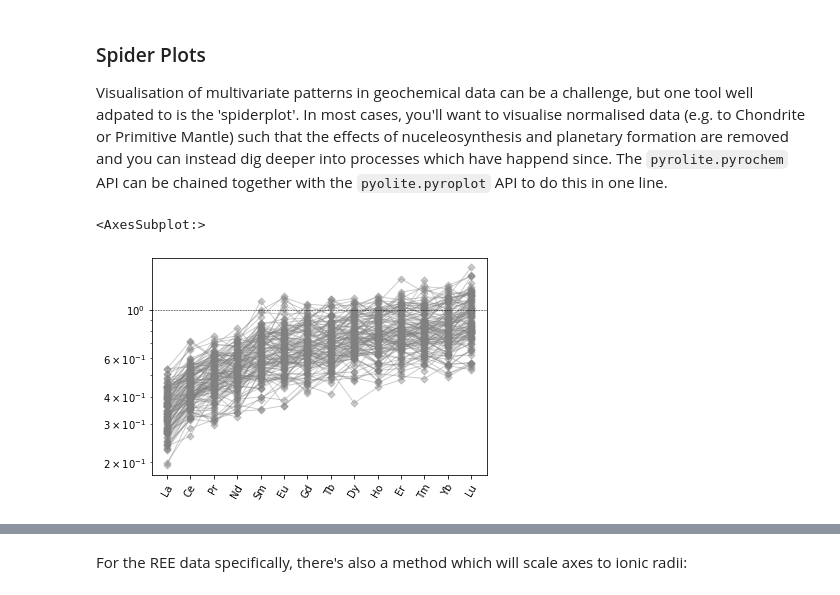
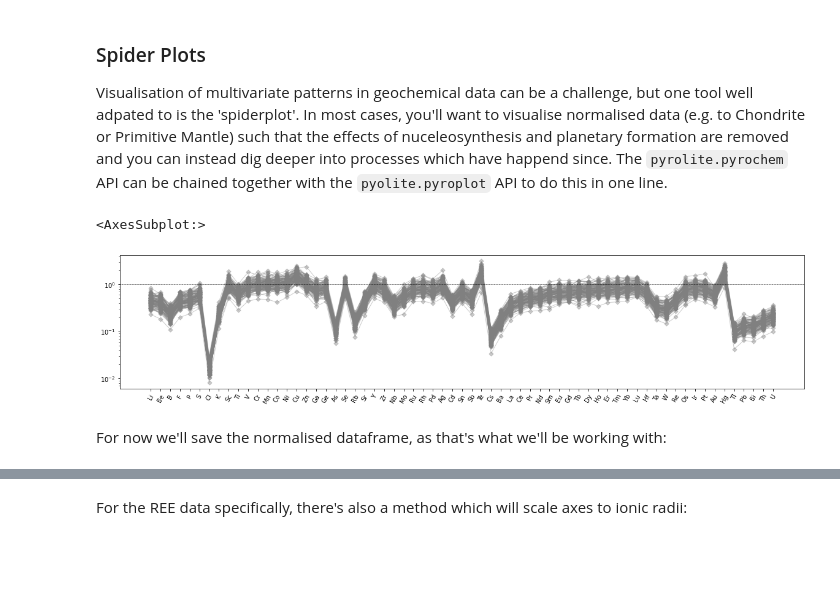
Before and after one commit to morganjwilliams/202103-MQ-pyrolite-workshop, a Jupyter notebook: notebooks/05_norm_spiders.ipynb, the cells around one changed output, grey strips where cells are left out. Cells and saved outputs as stored; diff of their text form; code cells hidden in the pictures; blank space fills up the shorter version.

Commit message:
Update spider notebook

```diff
--- a/notebooks/05_norm_spiders.ipynb
+++ b/notebooks/05_norm_spiders.ipynb
@@ -13,7 +14,9 @@ df = example_spider_data(start="DM_SS2004", norm_to=None, noise_level=0.2) # unn
 
 Visualisation of multivariate patterns in geochemical data can be a challenge, but one tool well adpated to is the 'spiderplot'. In most cases, you'll want to visualise normalised data (e.g. to Chondrite or Primitive Mantle) such that the effects of nuceleosynthesis and planetary formation are removed and you can instead dig deeper into processes which have happend since. The `pyrolite.pyrochem` API can be chained together with the `pyolite.pyroplot` API to do this in one line.
 # %%
-df.pyrochem.REE.pyrochem.normalize_to('PM_PON').pyroplot.spider(unity_line=True, color='0.5', alpha=0.4)
+df.pyrochem.normalize_to('PM_PON', units='ppm').pyroplot.spider(unity_line=True, color='0.5', alpha=0.4, figsize=(20, 4))
 # %% [output]
 <AxesSubplot:>
-[figure, old version]
+[figure, new version]
+# %% [markdown]
+For now we'll save the normalised dataframe, as that's what we'll be working with:
```
Also changed, not shown: parts of 12 cells of this notebook.
